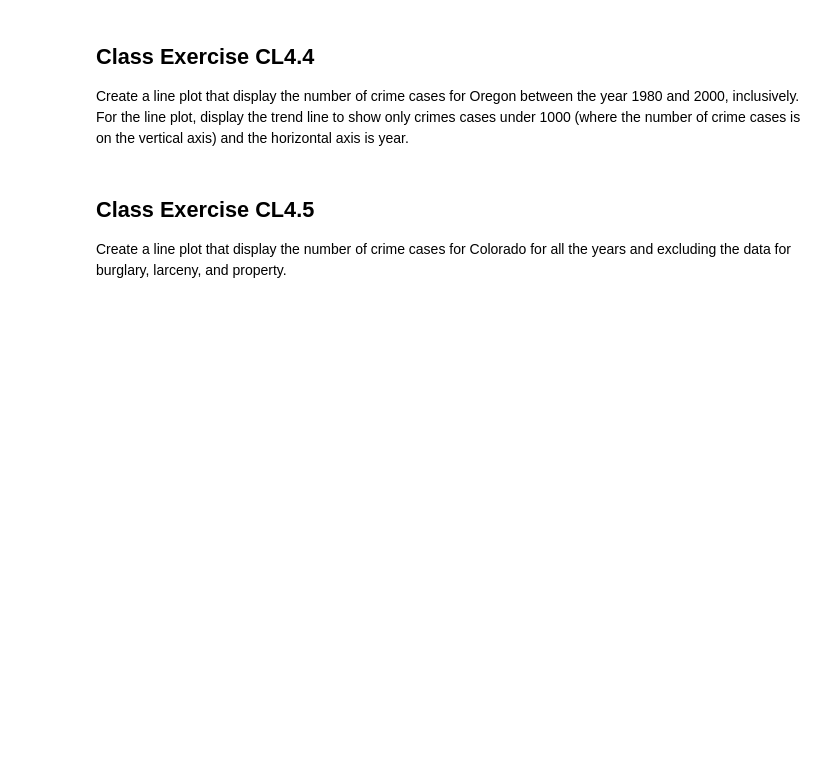
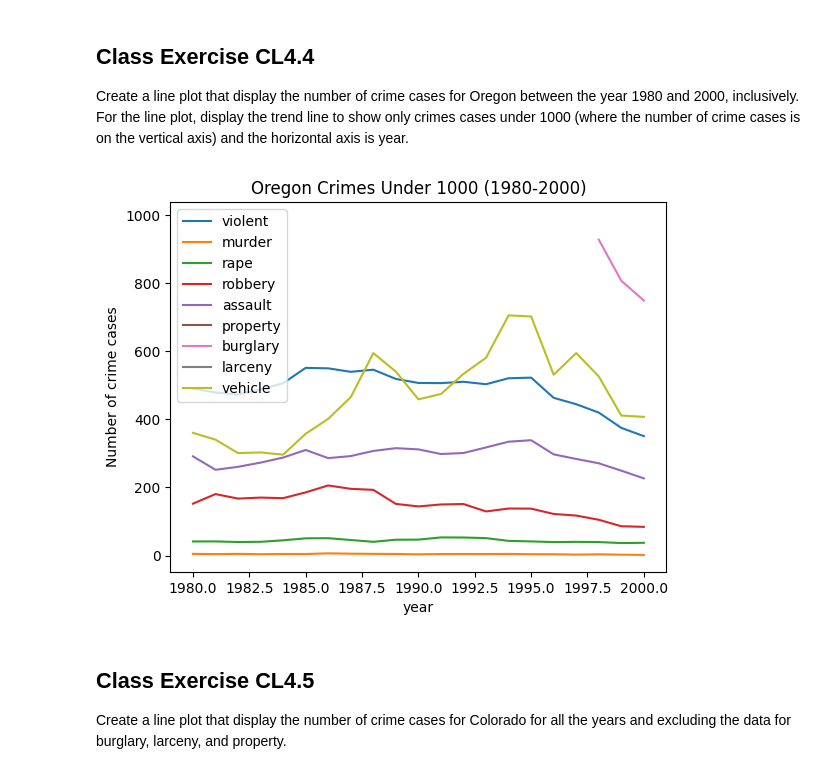
Before and after one commit to satam2/CS133-Data-Vis, a Jupyter notebook: Module02_pandas/M02_L04_intro_pandas.ipynb, the cells around one changed output. Cells and saved outputs as stored; diff of their text form; code cells hidden in the pictures; blank space fills up the shorter version.

```diff
--- a/Module02_pandas/M02_L04_intro_pandas.ipynb
+++ b/Module02_pandas/M02_L04_intro_pandas.ipynb
@@ -232,3 +230,19 @@ Create a line plot that display the number of crime cases for Oregon between the
+# %%
+import matplotlib.pyplot as plt
+import pandas as pd
+
+# Filter the dataset for Oregon between 1980 and 2000
+oregon_crimes = crime_rates[(crime_rates['state']=='Oregon') &
+                                     (crime_rates['year']>=1980) &
+                                     (crime_rates['year']<=2000)]
+
+# Drop columns and set index
+cl4_plot = oregon_crimes.drop(['state', 'pop'], axis=1).set_index('year')
+
+# Use mask to only keep values under 1000 for the plot
+lines = cl4_plot.mask(cl4_plot >= 1000).plot.line(ylabel="Number of crime cases", title="Oregon Crimes Under 1000 (1980-2000)")
+# %% [output]
+[figure, added]
 # %% [markdown]
 ## **Class Exercise CL4.5**
 Create a line plot that display the number of crime cases for Colorado for all the years and excluding the data for burglary, larceny, and property.
```
Also changed, not shown: parts of 3 cells of this notebook.
